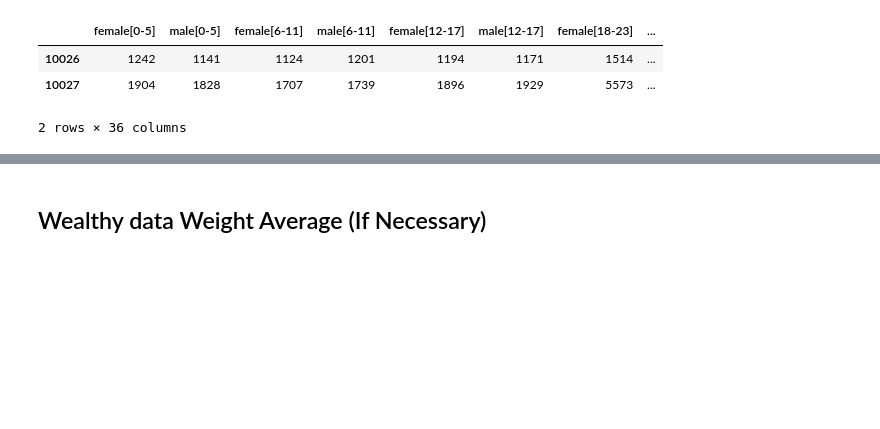
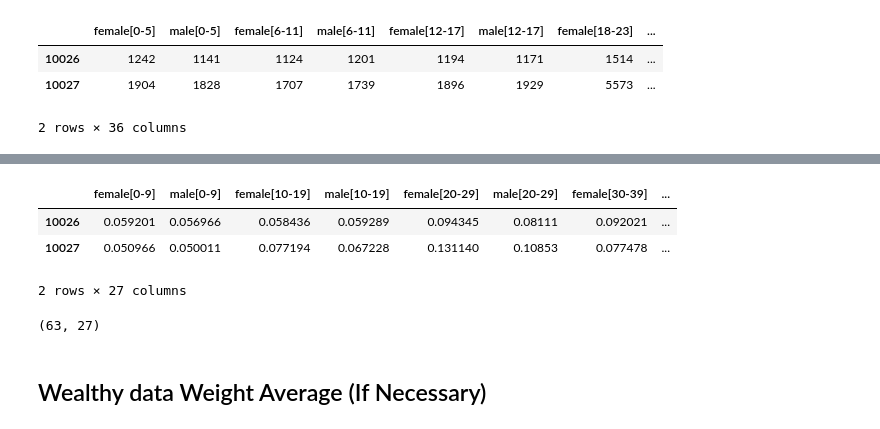
Before and after one commit to pinhao1994/ads-on-the-run, a Jupyter notebook: cluster/add_wealth_osm_features.ipynb, the cells around one changed output, grey strips where cells are left out. Saved outputs shown, nothing was run; the diff lists cells and outputs as text; code cells hidden in the pictures; blank space fills up the shorter version.

```diff
--- a/cluster/add_wealth_osm_features.ipynb
+++ b/cluster/add_wealth_osm_features.ipynb
@@ -70,0 +74,2 @@ df_all_count.to_csv("zip_code_age_wealth_osm.csv")
+# %%
+df_age_lg = pd.read_csv("zip_code_age_lg_gp.csv", index_col="Unnamed: 0")
@@ -70,0 +99,19 @@ df_all_count.to_csv("zip_code_age_wealth_osm.csv")
+# %%
+df_all_percentage = df_age_lg_per.join(df_wealthy_pivot_per, how='left') \
+    .join(df_amenities["stadium"][df_amenities["stadium"].index.isin(df_age_lg_per.index)].to_frame("stadium_count"), how="left") \
+    .join(df_amenities["shoes"][df_amenities["shoes"].index.isin(df_age_lg_per.index)].to_frame("shoes_count"), how="left") \
+    .join(df_amenities["restaurant"][df_amenities["restaurant"].index.isin(df_age_lg_per.index)].to_frame("restaurant_count"), how="left") \
+    .join(df_amenities["gym"][df_amenities["gym"].index.isin(df_age_lg_per.index)].to_frame("gym_count"), how="left") \
+    .join(df_amenities["clothes"][df_amenities["clothes"].index.isin(df_age_lg_per.index)].to_frame("clothes_count"), how="left") \
+    .join(df_amenities["clinic"][df_amenities["clinic"].index.isin(df_age_lg_per.index)].to_frame("clinic_count"), how="left")
+df_all_percentage = df_all_percentage.fillna(0)
+df_all_percentage.head(2)
+# %% [output]
+|  | female[0-9] | male[0-9] | female[10-19] | male[10-19] | female[20-29] | male[20-29] | female[30-39] | ... |
+| 10026 | 0.059201 | 0.056966 | 0.058436 | 0.059289 | 0.094345 | 0.08111 | 0.092021 | ... |
+| 10027 | 0.050966 | 0.050011 | 0.077194 | 0.067228 | 0.131140 | 0.10853 | 0.077478 | ... |
+2 rows × 27 columns
+# %%
+df_all_percentage.shape
+# %% [output]
+(63, 27)
```
Also changed, not shown: parts of 6 cells of this notebook.
